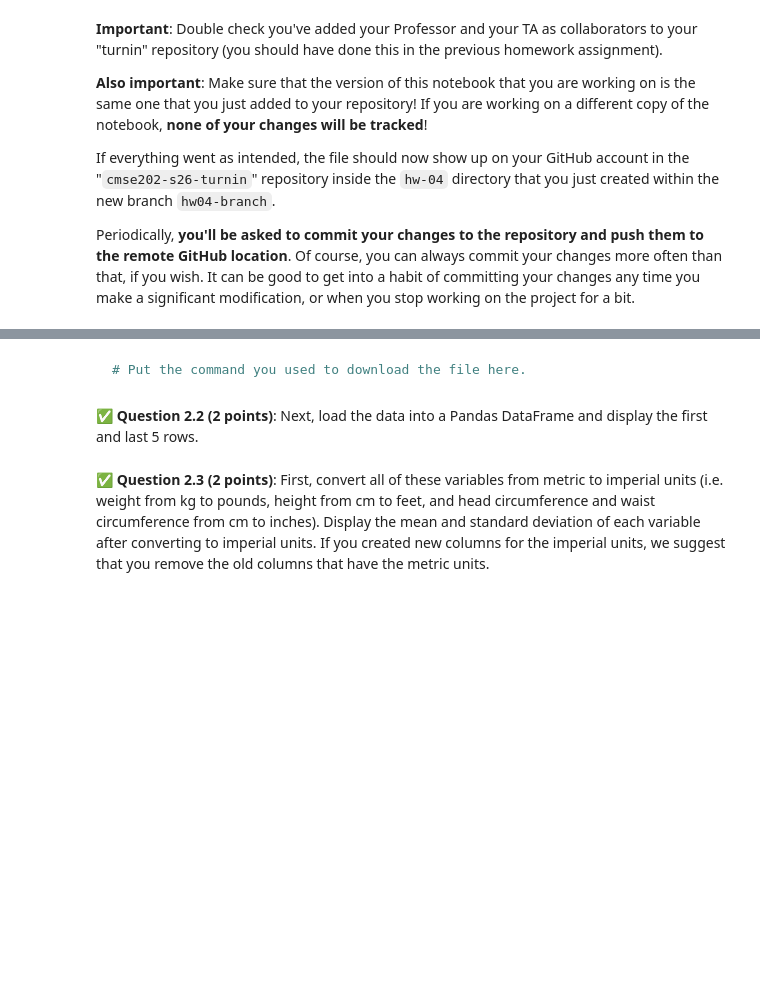
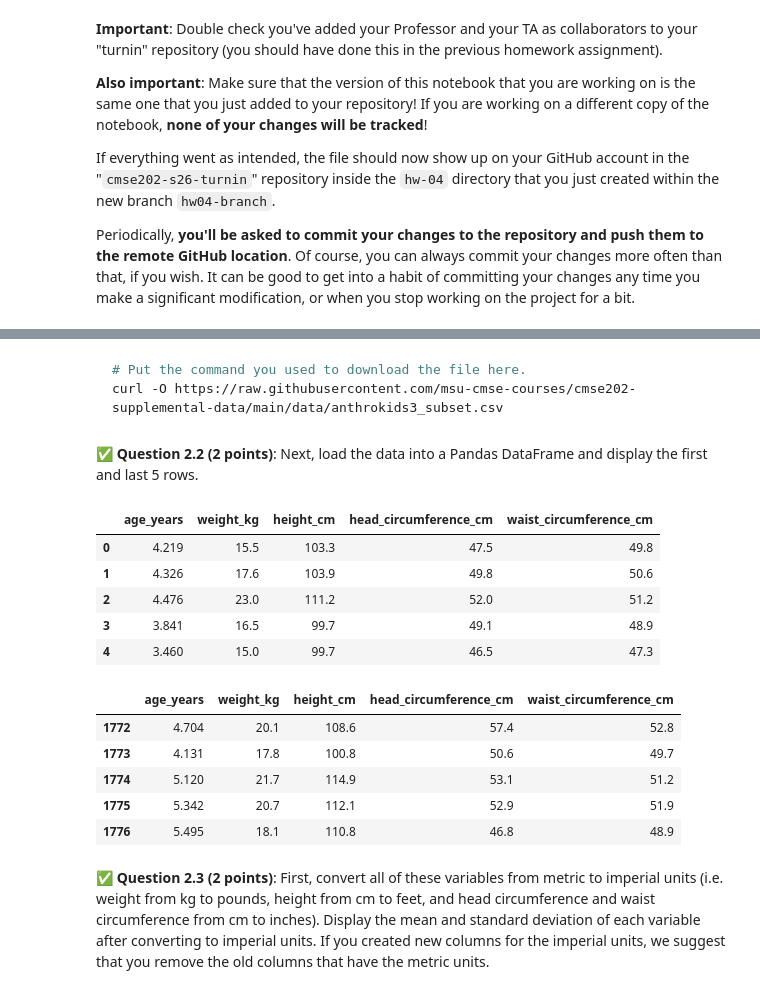
Before and after one commit to Jaehan-MSU/cmse202-s26-turnin, a Jupyter notebook: hw-04/HW-04_RegressionClassification-Jaehan-Kim.ipynb, the cells around one changed output, grey strips where cells are left out. Saved outputs shown, nothing was run; the diff lists cells and outputs as text; code cells hidden in the pictures; blank space fills up the shorter version.

````diff
--- a/hw-04/HW-04_RegressionClassification-Jaehan-Kim.ipynb
+++ b/hw-04/HW-04_RegressionClassification-Jaehan-Kim.ipynb
@@ -72,6 +72,7 @@ The dataset is available here:
 # %% [markdown]
 ``` bash
 # Put the command you used to download the file here.
+curl -O https://raw.githubusercontent.com/msu-cmse-courses/cmse202-supplemental-data/main/data/anthrokids3_subset.csv
 ```
 # %% [markdown]
 &#9989;  **Question 2.2 (2 points)**: Next, load the data into a Pandas DataFrame and display the first and last 5 rows.
@@ -80,2 +79,33 @@ The dataset is available here:
+# %%
+# Put your code here
+import pandas as pd
+import numpy as np
+import matplotlib.pyplot as plt
+
+anthro_raw = pd.read_csv("anthrokids3_subset.csv")
+anthro_raw = anthro_raw.iloc[:, :5].copy()
+anthro_raw.columns = [
+    "age_years",
+    "weight_kg",
+    "height_cm",
+    "head_circumference_cm",
+    "waist_circumference_cm"
+]
+
+display(anthro_raw.head())
+display(anthro_raw.tail())
+# %% [output]
+|  | age_years | weight_kg | height_cm | head_circumference_cm | waist_circumference_cm |
+| 0 | 4.219 | 15.5 | 103.3 | 47.5 | 49.8 |
+| 1 | 4.326 | 17.6 | 103.9 | 49.8 | 50.6 |
+| 2 | 4.476 | 23.0 | 111.2 | 52.0 | 51.2 |
+| 3 | 3.841 | 16.5 | 99.7 | 49.1 | 48.9 |
+| 4 | 3.460 | 15.0 | 99.7 | 46.5 | 47.3 |
+|  | age_years | weight_kg | height_cm | head_circumference_cm | waist_circumference_cm |
+| 1772 | 4.704 | 20.1 | 108.6 | 57.4 | 52.8 |
+| 1773 | 4.131 | 17.8 | 100.8 | 50.6 | 49.7 |
+| 1774 | 5.120 | 21.7 | 114.9 | 53.1 | 51.2 |
+| 1775 | 5.342 | 20.7 | 112.1 | 52.9 | 51.9 |
+| 1776 | 5.495 | 18.1 | 110.8 | 46.8 | 48.9 |
 # %% [markdown]
 &#9989;  **Question 2.3 (2 points)**: First, convert all of these variables from metric to imperial units (i.e. weight from kg to pounds, height from cm to feet, and head circumference and waist circumference from cm to inches). Display the mean and standard deviation of each variable after converting to imperial units.  If you created new columns for the imperial units, we suggest that you remove the old columns that have the metric units.
````
Also changed, not shown: parts of 6 cells of this notebook.
